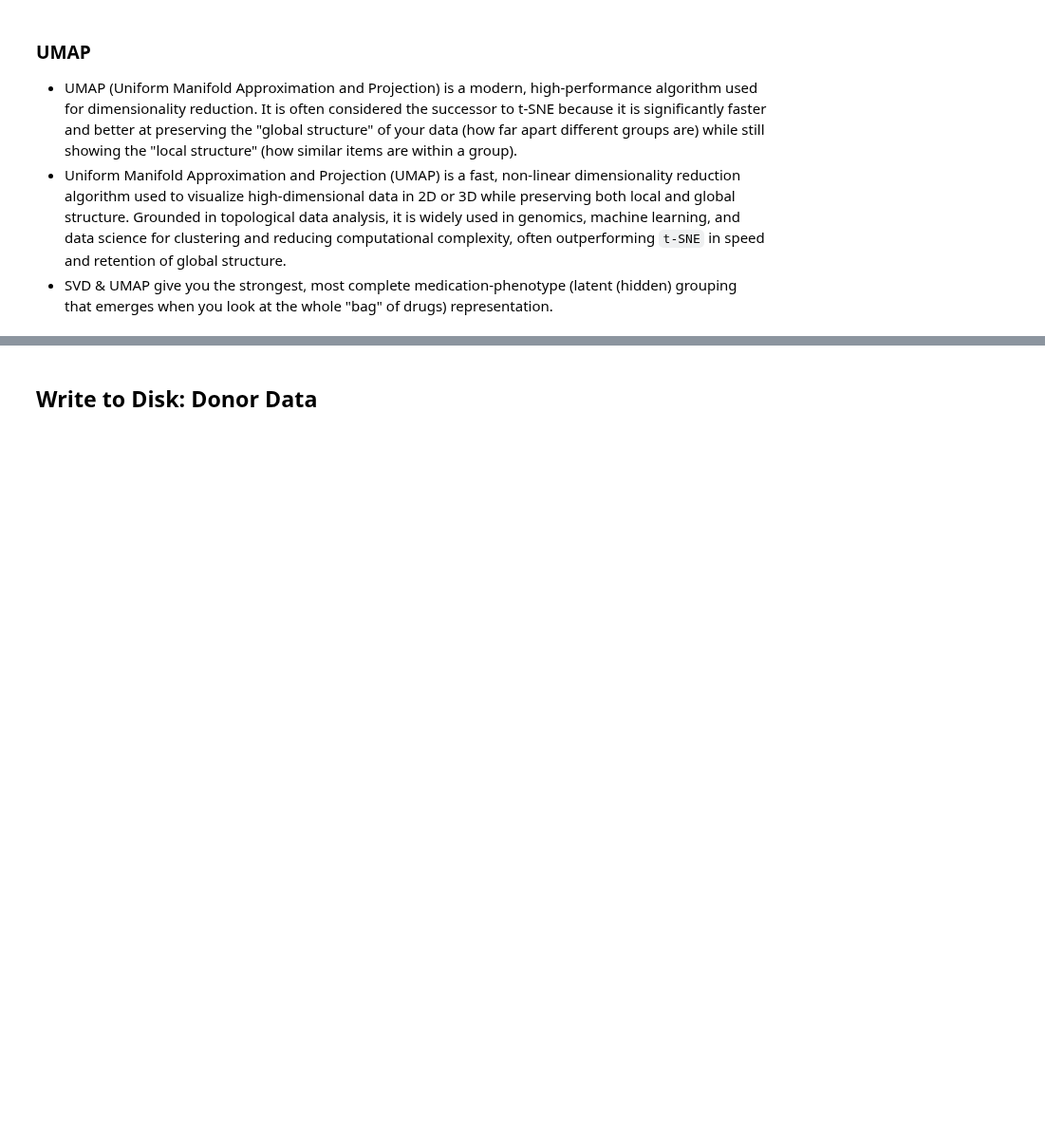
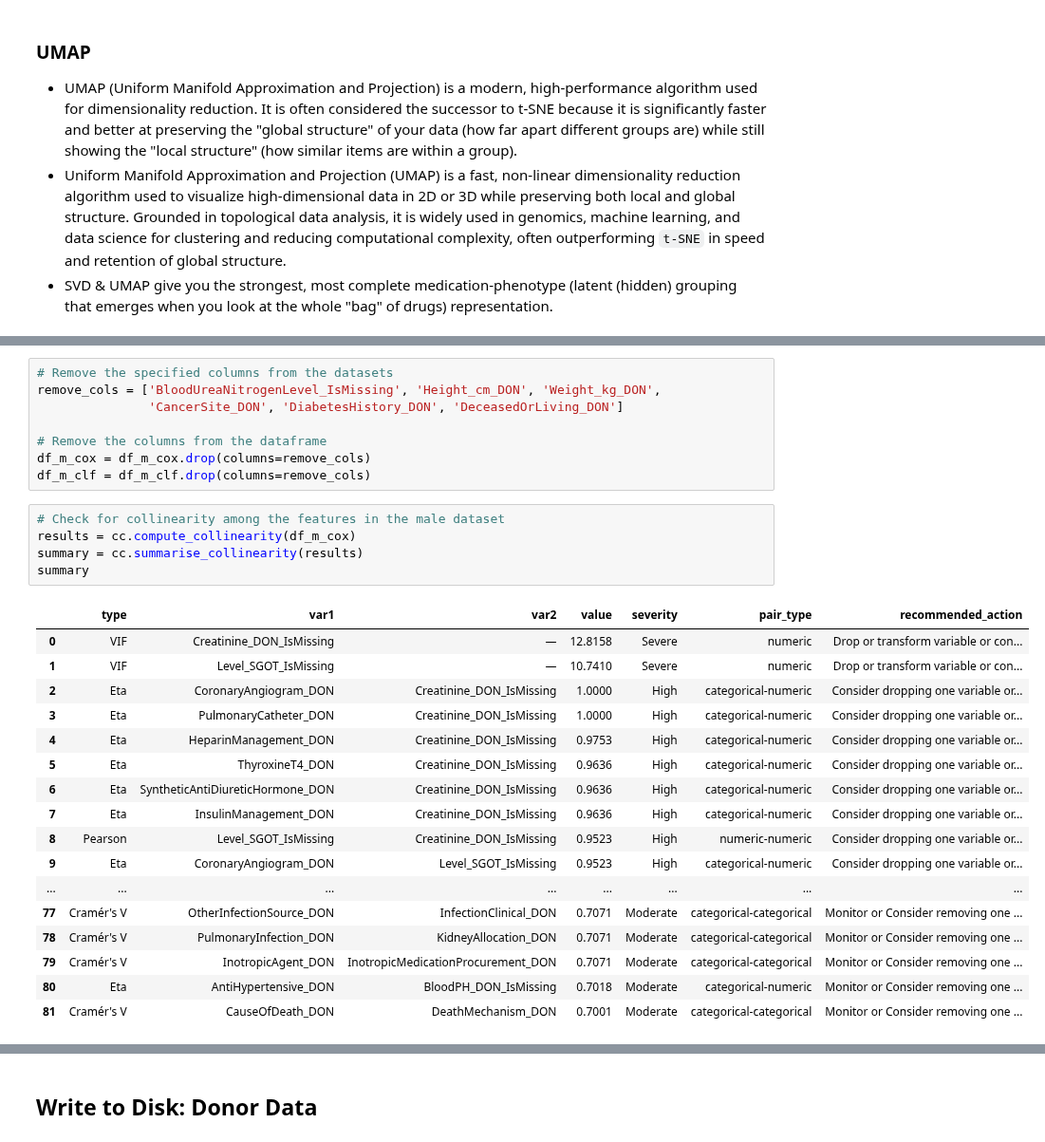
Before and after one commit to SirErikPak/UNOS_GenderStratification, a Jupyter notebook: notebook/C_WrangleExploratoryDonor.ipynb, the cells around one changed output, grey strips where cells are left out. Shown at 95% size. Cells and saved outputs as stored; diff of their text form; blank space fills up the shorter version.

```diff
--- a/notebook/C_WrangleExploratoryDonor.ipynb
+++ b/notebook/C_WrangleExploratoryDonor.ipynb
@@ -2348,0 +2681,31 @@ df_m_cox.isna().any().any(), df_f_cox.isna().any().any()
+# %%
+# Remove the specified columns from the datasets
+remove_cols = ['BloodUreaNitrogenLevel_IsMissing', 'Height_cm_DON', 'Weight_kg_DON',
+               'CancerSite_DON', 'DiabetesHistory_DON', 'DeceasedOrLiving_DON']
+
+# Remove the columns from the dataframe
+df_m_cox = df_m_cox.drop(columns=remove_cols)
+df_m_clf = df_m_clf.drop(columns=remove_cols)
+# %%
+# Check for collinearity among the features in the male dataset
+results = cc.compute_collinearity(df_m_cox)
+summary = cc.summarise_collinearity(results)
+summary
+# %% [output]
+|  | type | var1 | var2 | value | severity | pair_type | recommended_action |
+| 0 | VIF | Creatinine_DON_IsMissing | — | 12.8158 | Severe | numeric | Drop or transform variable or con... |
+| 1 | VIF | Level_SGOT_IsMissing | — | 10.7410 | Severe | numeric | Drop or transform variable or con... |
+| 2 | Eta | CoronaryAngiogram_DON | Creatinine_DON_IsMissing | 1.0000 | High | categorical-numeric | Consider dropping one variable or... |
+| 3 | Eta | PulmonaryCatheter_DON | Creatinine_DON_IsMissing | 1.0000 | High | categorical-numeric | Consider dropping one variable or... |
+| 4 | Eta | HeparinManagement_DON | Creatinine_DON_IsMissing | 0.9753 | High | categorical-numeric | Consider dropping one variable or... |
+| 5 | Eta | ThyroxineT4_DON | Creatinine_DON_IsMissing | 0.9636 | High | categorical-numeric | Consider dropping one variable or... |
+| 6 | Eta | SyntheticAntiDiureticHormone_DON | Creatinine_DON_IsMissing | 0.9636 | High | categorical-numeric | Consider dropping one variable or... |
+| 7 | Eta | InsulinManagement_DON | Creatinine_DON_IsMissing | 0.9636 | High | categorical-numeric | Consider dropping one variable or... |
+| 8 | Pearson | Level_SGOT_IsMissing | Creatinine_DON_IsMissing | 0.9523 | High | numeric-numeric | Consider dropping one variable or... |
+| 9 | Eta | CoronaryAngiogram_DON | Level_SGOT_IsMissing | 0.9523 | High | categorical-numeric | Consider dropping one variable or... |
+| ... | ... | ... | ... | ... | ... | ... | ... |
+| 77 | Cramér's V | OtherInfectionSource_DON | InfectionClinical_DON | 0.7071 | Moderate | categorical-categorical | Monitor or Consider removing one ... |
+| 78 | Cramér's V | PulmonaryInfection_DON | KidneyAllocation_DON | 0.7071 | Moderate | categorical-categorical | Monitor or Consider removing one ... |
+| 79 | Cramér's V | InotropicAgent_DON | InotropicMedicationProcurement_DON | 0.7071 | Moderate | categorical-categorical | Monitor or Consider removing one ... |
+| 80 | Eta | AntiHypertensive_DON | BloodPH_DON_IsMissing | 0.7018 | Moderate | categorical-numeric | Monitor or Consider removing one ... |
+| 81 | Cramér's V | CauseOfDeath_DON | DeathMechanism_DON | 0.7001 | Moderate | categorical-categorical | Monitor or Consider removing one ... |
```
Also changed, not shown: parts of 63 cells of this notebook, 3 other files.
